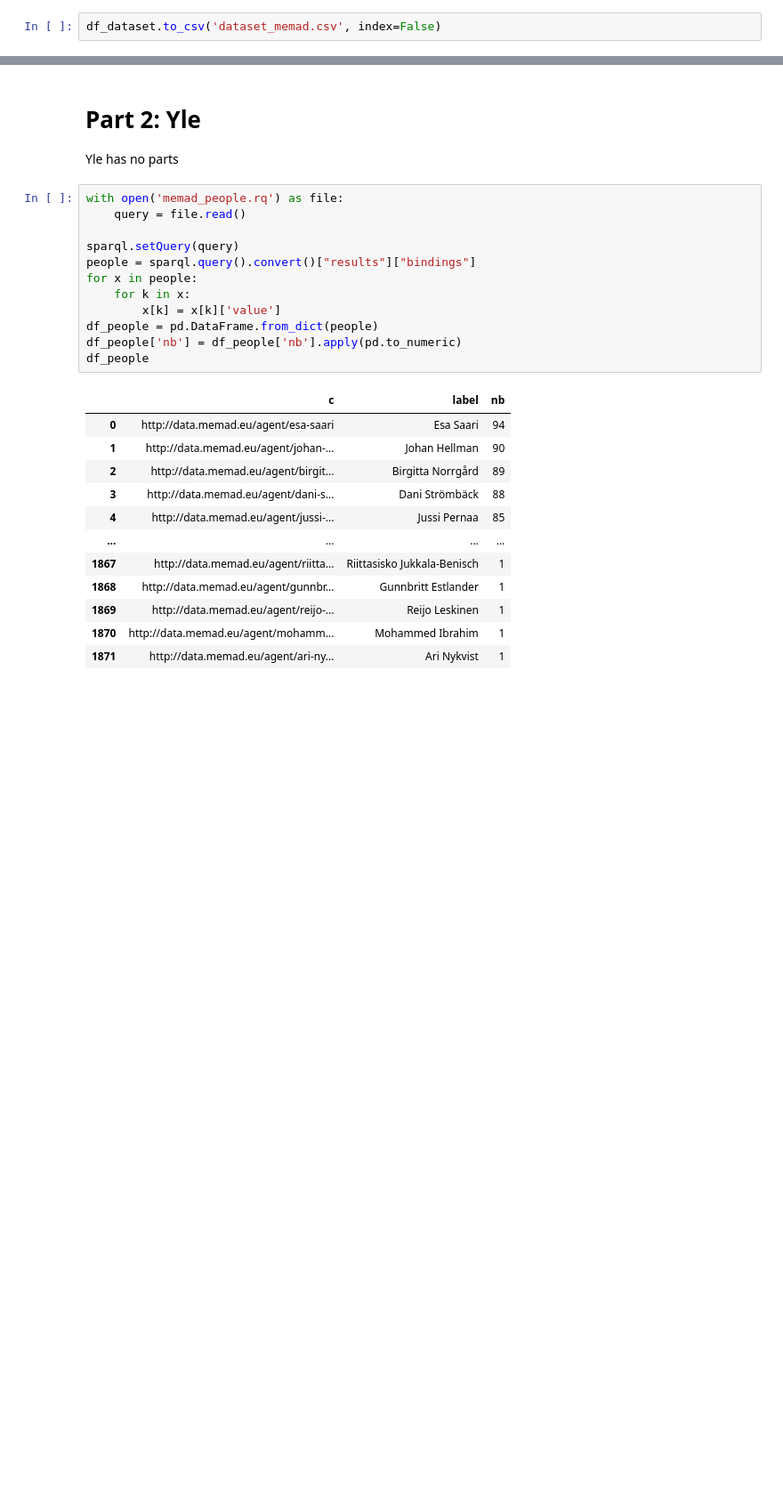
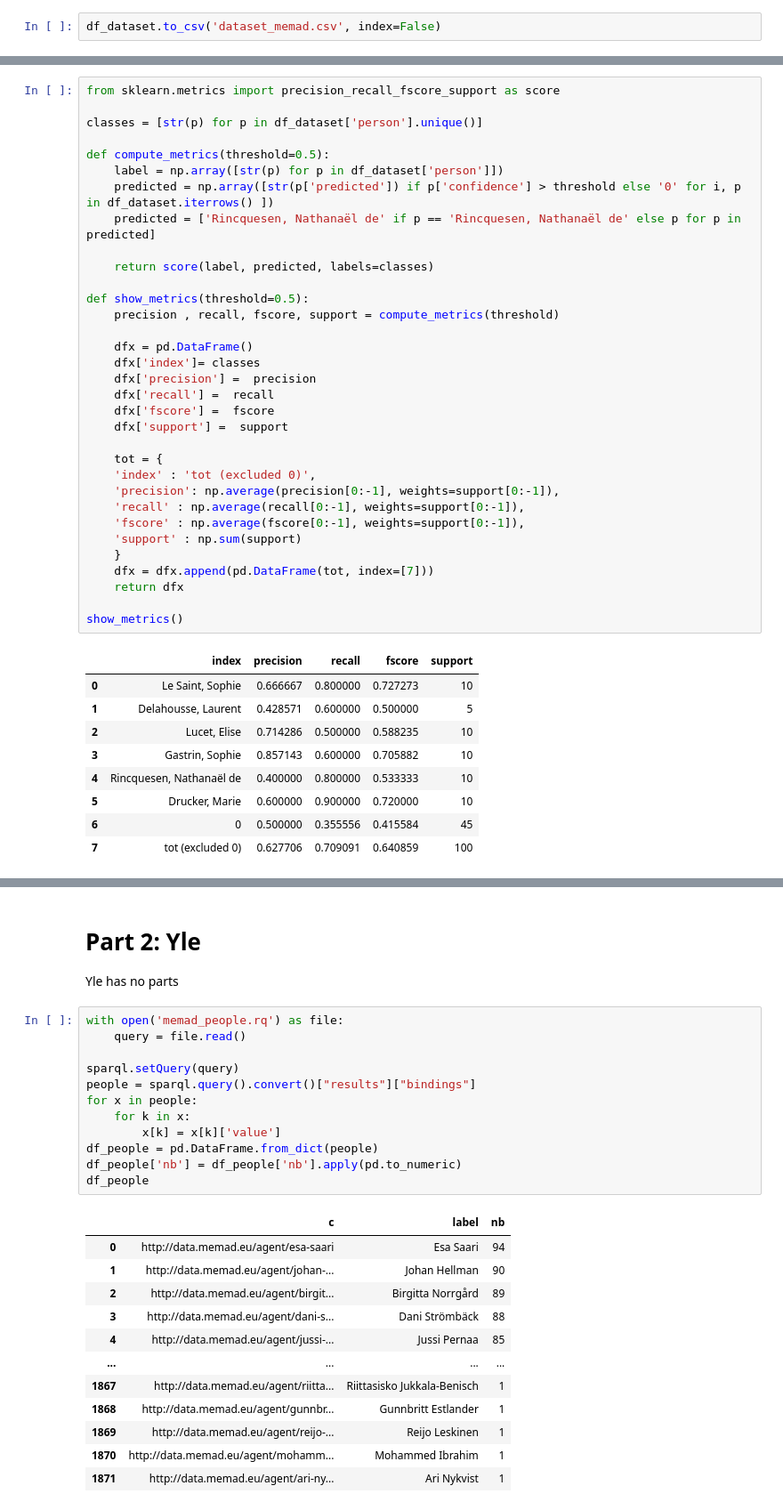
Before and after one commit to D2KLab/FaceRec, a Jupyter notebook: evaluation/ground_truth_memad.ipynb, the cells around one changed output, grey strips where cells are left out. Shown at 89% size. Drawn from its saved outputs; the diff is of its cells as text; blank space fills up the shorter version.

```diff
--- a/evaluation/ground_truth_memad.ipynb
+++ b/evaluation/ground_truth_memad.ipynb
@@ -418,0 +500,43 @@ df_dataset.to_csv('dataset_memad.csv', index=False)
+# %%
+from sklearn.metrics import precision_recall_fscore_support as score
+
+classes = [str(p) for p in df_dataset['person'].unique()]
+
+def compute_metrics(threshold=0.5):
+    label = np.array([str(p) for p in df_dataset['person']])
+    predicted = np.array([str(p['predicted']) if p['confidence'] > threshold else '0' for i, p in df_dataset.iterrows() ])
+    predicted = ['Rincquesen, Nathanaël de' if p == 'Rincquesen, Nathanaël de' else p for p in predicted]
+
+    return score(label, predicted, labels=classes)
+
+def show_metrics(threshold=0.5):
+    precision , recall, fscore, support = compute_metrics(threshold)
+
+    dfx = pd.DataFrame()
+    dfx['index']= classes
+    dfx['precision'] =  precision
+    dfx['recall'] =  recall
+    dfx['fscore'] =  fscore
+    dfx['support'] =  support
+
+    tot = {
+    'index' : 'tot (excluded 0)',
+    'precision': np.average(precision[0:-1], weights=support[0:-1]),
+    'recall' : np.average(recall[0:-1], weights=support[0:-1]),
+    'fscore' : np.average(fscore[0:-1], weights=support[0:-1]),
+    'support' : np.sum(support)
+    }
+    dfx = dfx.append(pd.DataFrame(tot, index=[7]))
+    return dfx
+
+show_metrics()
+# %% [output]
+|  | index | precision | recall | fscore | support |
+| 0 | Le Saint, Sophie | 0.666667 | 0.800000 | 0.727273 | 10 |
+| 1 | Delahousse, Laurent | 0.428571 | 0.600000 | 0.500000 | 5 |
+| 2 | Lucet, Elise | 0.714286 | 0.500000 | 0.588235 | 10 |
+| 3 | Gastrin, Sophie | 0.857143 | 0.600000 | 0.705882 | 10 |
+| 4 | Rincquesen, Nathanaël de | 0.400000 | 0.800000 | 0.533333 | 10 |
+| 5 | Drucker, Marie | 0.600000 | 0.900000 | 0.720000 | 10 |
+| 6 | 0 | 0.500000 | 0.355556 | 0.415584 | 45 |
+| 7 | tot (excluded 0) | 0.627706 | 0.709091 | 0.640859 | 100 |
```
Also changed, not shown: parts of 18 cells of this notebook, 12 other files.
